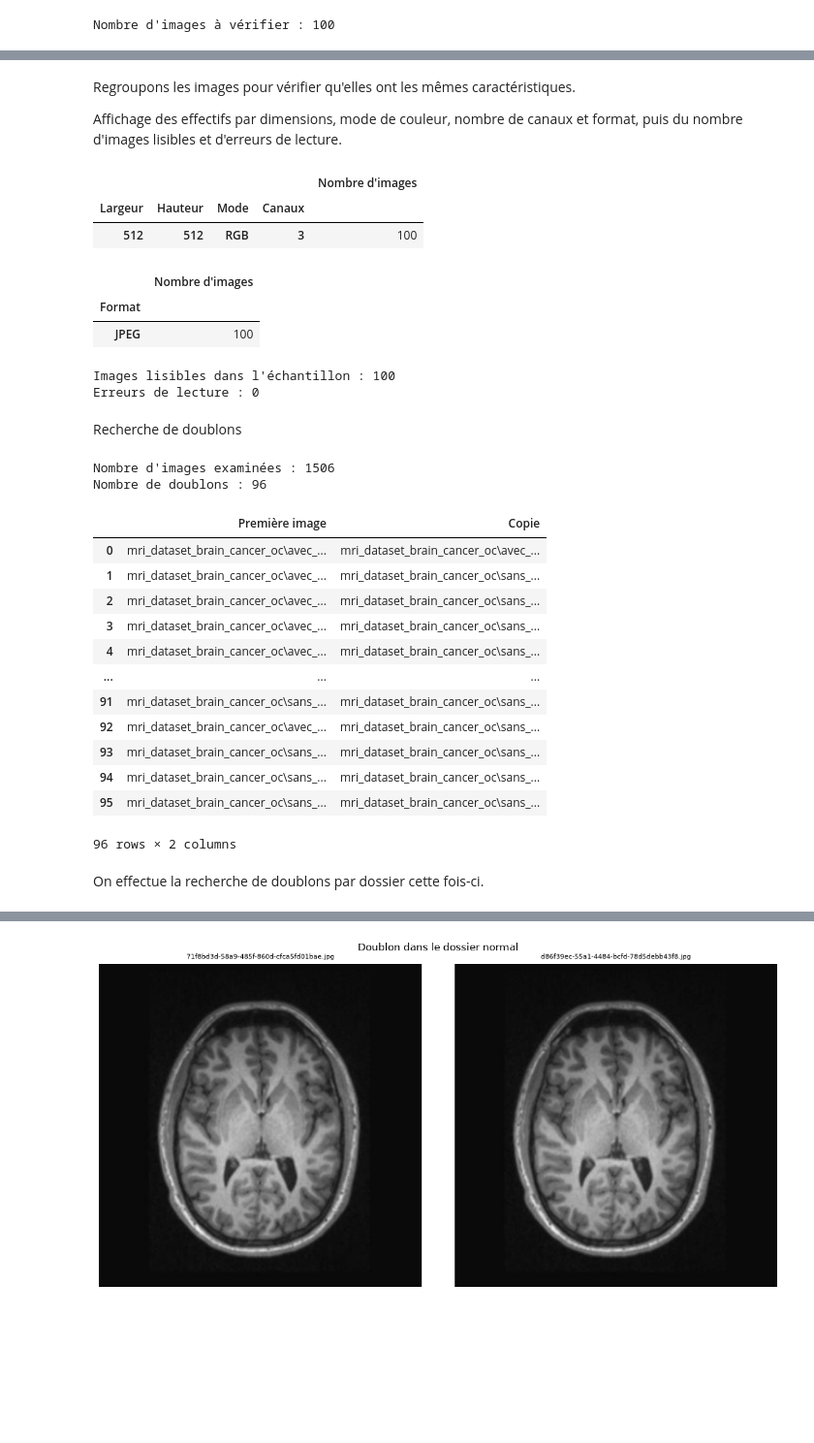
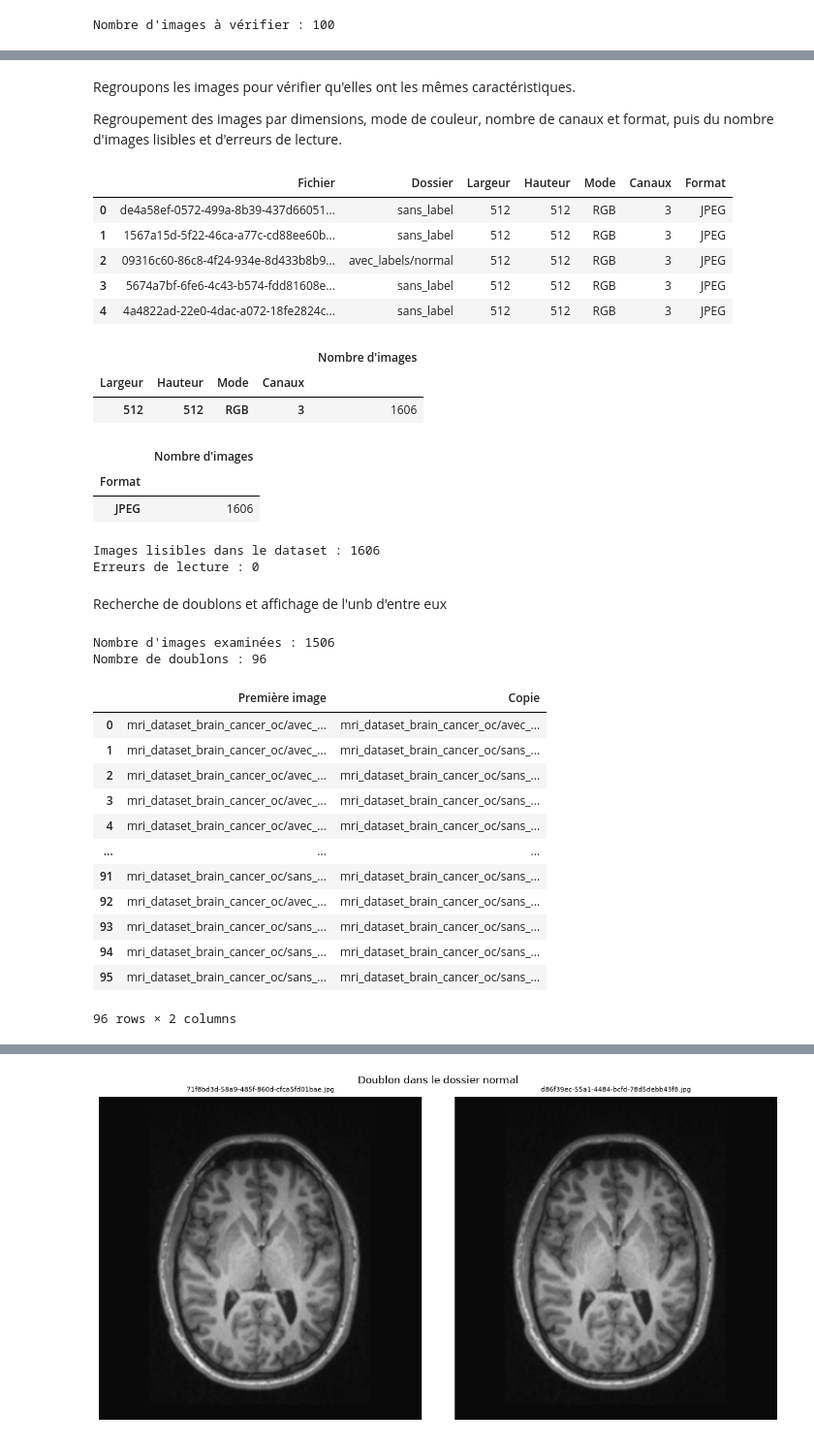
Before and after one commit to Lockeff/Labellisez-et-appliquez-des-approches-semi-supervis-es-en-traitement-d-images, a Jupyter notebook: 01_exploration_dataset.ipynb, the cells around one changed output, grey strips where cells are left out. Shown at 97% size. Saved outputs shown, nothing was run; the diff lists cells and outputs as text; code cells hidden in the pictures; blank space fills up the shorter version.

```diff
--- a/01_exploration_dataset.ipynb
+++ b/01_exploration_dataset.ipynb
@@ -178,28 +182,53 @@ display(controle.head())
 # %% [markdown]
 Regroupons les images pour vérifier qu'elles ont les mêmes caractéristiques.
 
-Affichage des effectifs par dimensions, mode de couleur, nombre de canaux et format, puis du nombre d'images lisibles et d'erreurs de lecture.
+Regroupement des images par dimensions, mode de couleur, nombre de canaux et format, puis du nombre d'images lisibles et d'erreurs de lecture.
 # %%
+for chemin in sorted(dossier_dataset.rglob("*.jpg")):
+    try:
+        with Image.open(chemin) as image:
+            image.load()
+            caracteristiques.append({
+                "Fichier": chemin.name,
+                "Dossier": str(chemin.parent.relative_to(dossier_dataset)),
+                "Largeur": image.width,
+                "Hauteur": image.height,
+                "Mode": image.mode,
+                "Canaux": len(image.getbands()),
+                "Format": image.format,
+            })
+    except OSError as erreur:
+        erreurs.append({"Fichier": str(chemin), "Erreur": str(erreur)})
+
+controle = pd.DataFrame(caracteristiques)
+display(controle.head())
+
 resume = controle.groupby(["Largeur", "Hauteur", "Mode", "Canaux"]).size()
 display(resume.to_frame("Nombre d'images"))
 display(controle["Format"].value_counts().to_frame("Nombre d'images"))
 
-print("Images lisibles dans l'échantillon :", len(controle))
+print("Images lisibles dans le dataset :", len(controle))
 print("Erreurs de lecture :", len(erreurs))
 
 if erreurs:
     display(pd.DataFrame(erreurs))
 # %% [output]
-|  |  |  |  | Nombre d'images |
-| Largeur | Hauteur | Mode | Canaux |  |
-| 512 | 512 | RGB | 3 | 100 |
+|  | Fichier | Dossier | Largeur | Hauteur | Mode | Canaux | Format |
+| 0 | de4a58ef-0572-499a-8b39-437d66051... | sans_label | 512 | 512 | RGB | 3 | JPEG |
+| 1 | 1567a15d-5f22-46ca-a77c-cd88ee60b... | sans_label | 512 | 512 | RGB | 3 | JPEG |
+| 2 | 09316c60-86c8-4f24-934e-8d433b8b9... | avec_labels/normal | 512 | 512 | RGB | 3 | JPEG |
+| 3 | 5674a7bf-6fe6-4c43-b574-fdd81608e... | sans_label | 512 | 512 | RGB | 3 | JPEG |
+| 4 | 4a4822ad-22e0-4dac-a072-18fe2824c... | sans_label | 512 | 512 | RGB | 3 | JPEG |
-|  | Nombre d'images |
-| Format |  |
-| JPEG | 100 |
+|  |  |  |  | Nombre d'images |
+| Largeur | Hauteur | Mode | Canaux |  |
+| 512 | 512 | RGB | 3 | 1606 |
+|  | Nombre d'images |
+| Format |  |
+| JPEG | 1606 |
-Images lisibles dans l'échantillon : 100
+Images lisibles dans le dataset : 1606
 Erreurs de lecture : 0
 # %% [markdown]
-Recherche de doublons
+Recherche de doublons et affichage de l'unb d'entre eux
 # %%
 
 
@@ -225,17 +254,15 @@ display(pd.DataFrame(doublons, columns=["Première image", "Copie"]))
 Nombre d'images examinées : 1506
 Nombre de doublons : 96
 |  | Première image | Copie |
-| 0 | mri_dataset_brain_cancer_oc\avec_... | mri_dataset_brain_cancer_oc\avec_... |
-| 1 | mri_dataset_brain_cancer_oc\avec_... | mri_dataset_brain_cancer_oc\sans_... |
-| 2 | mri_dataset_brain_cancer_oc\avec_... | mri_dataset_brain_cancer_oc\sans_... |
-| 3 | mri_dataset_brain_cancer_oc\avec_... | mri_dataset_brain_cancer_oc\sans_... |
-| 4 | mri_dataset_brain_cancer_oc\avec_... | mri_dataset_brain_cancer_oc\sans_... |
+| 0 | mri_dataset_brain_cancer_oc/avec_... | mri_dataset_brain_cancer_oc/avec_... |
+| 1 | mri_dataset_brain_cancer_oc/avec_... | mri_dataset_brain_cancer_oc/sans_... |
+| 2 | mri_dataset_brain_cancer_oc/avec_... | mri_dataset_brain_cancer_oc/sans_... |
+| 3 | mri_dataset_brain_cancer_oc/avec_... | mri_dataset_brain_cancer_oc/sans_... |
+| 4 | mri_dataset_brain_cancer_oc/avec_... | mri_dataset_brain_cancer_oc/sans_... |
 | ... | ... | ... |
-| 91 | mri_dataset_brain_cancer_oc\sans_... | mri_dataset_brain_cancer_oc\sans_... |
-| 92 | mri_dataset_brain_cancer_oc\avec_... | mri_dataset_brain_cancer_oc\sans_... |
-| 93 | mri_dataset_brain_cancer_oc\sans_... | mri_dataset_brain_cancer_oc\sans_... |
-| 94 | mri_dataset_brain_cancer_oc\sans_... | mri_dataset_brain_cancer_oc\sans_... |
-| 95 | mri_dataset_brain_cancer_oc\sans_... | mri_dataset_brain_cancer_oc\sans_... |
+| 91 | mri_dataset_brain_cancer_oc/sans_... | mri_dataset_brain_cancer_oc/sans_... |
+| 92 | mri_dataset_brain_cancer_oc/avec_... | mri_dataset_brain_cancer_oc/sans_... |
+| 93 | mri_dataset_brain_cancer_oc/sans_... | mri_dataset_brain_cancer_oc/sans_... |
+| 94 | mri_dataset_brain_cancer_oc/sans_... | mri_dataset_brain_cancer_oc/sans_... |
+| 95 | mri_dataset_brain_cancer_oc/sans_... | mri_dataset_brain_cancer_oc/sans_... |
 96 rows × 2 columns
-# %% [markdown]
-On effectue la recherche de doublons par dossier cette fois-ci.
```
Also changed, not shown: parts of 19 cells of this notebook, 1 other file.
